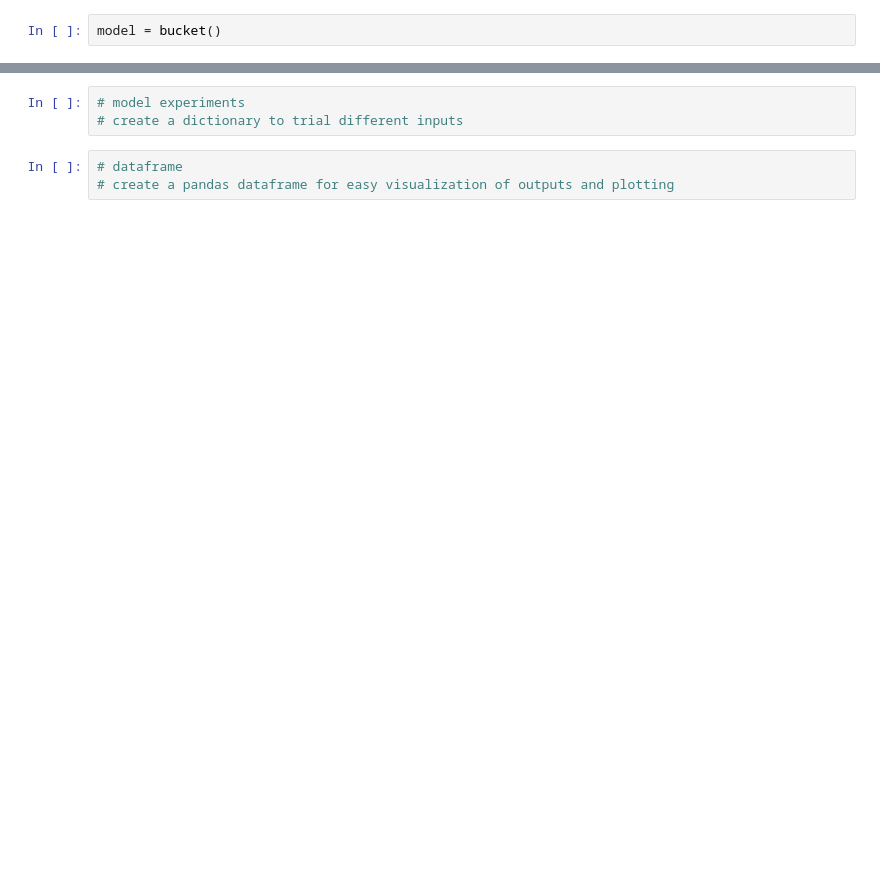
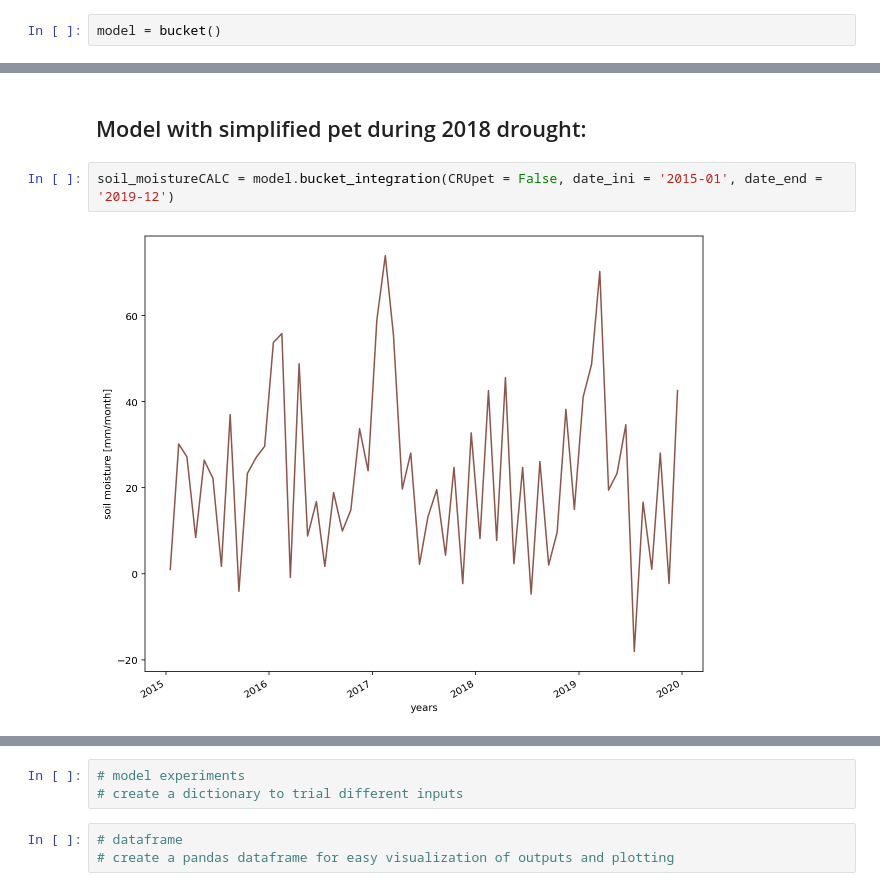
Before and after one commit to zentouro/soil-moisture-model, a Jupyter notebook: Final-Project-Working-Code.ipynb, the cells around one changed output, grey strips where cells are left out. Drawn from its saved outputs; the diff is of its cells as text; blank space fills up the shorter version.

```diff
--- a/Final-Project-Working-Code.ipynb
+++ b/Final-Project-Working-Code.ipynb
@@ -319,0 +373,6 @@ soil_moisture.mean()
+# %% [markdown]
+## Model with simplified pet during 2018 drought:
+# %%
+soil_moistureCALC = model.bucket_integration(CRUpet = False, date_ini = '2015-01', date_end = '2019-12')
+# %% [output]
+[figure, added]
```
Also changed, not shown: parts of 16 cells of this notebook.
